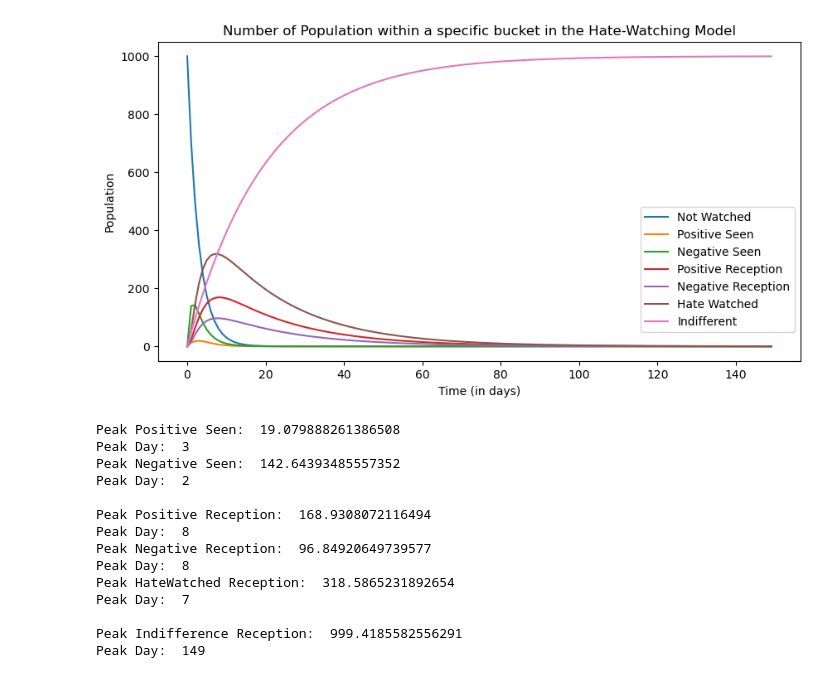
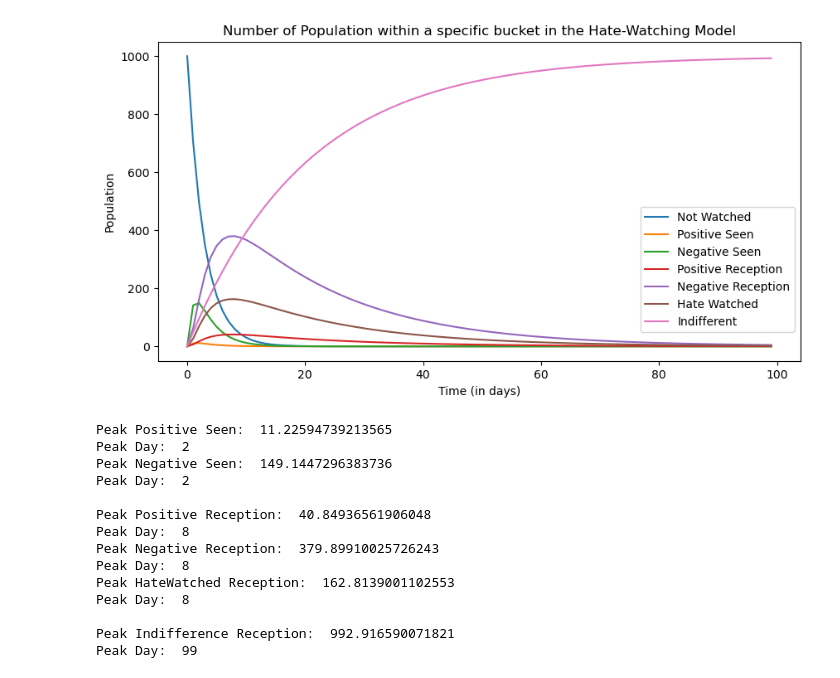
Before and after one commit to Paolo1151/HateWatchingSimulation, a Jupyter notebook: simulation.ipynb, the cells around one changed output. Saved outputs shown, nothing was run; the diff lists cells and outputs as text; code cells hidden in the pictures.

Commit message:
Added Quality based on Initial Score

```diff
--- a/simulation.ipynb
+++ b/simulation.ipynb
@@ -4,7 +4,7 @@ import matplotlib.pyplot as plt
 import numpy as np
 from scipy.integrate import solve_ivp
 
-t_end = 150
+t_end = 100
 t = np.arange(0, t_end, 1)
 
 # Parameters
@@ -20,6 +20,8 @@ NR0 = 0         # Amount of People who have seen mostly negative reviews about t
 PN0 = (parameters["Initial Score"]/parameters["Score Max"]) * parameters["Initial Number Reviews"]       # Amount of Initial Positive Reviews
 NN0 = parameters["Initial Number Reviews"] - PN0                                     # Amount of Initial Negative Reviews
 
+prob_liking = (parameters["Initial Score"]/parameters["Score Max"])
+
 PP0 = 0         # Amount of People who have seriously positive reception
 NP0 = 0         # Amount of People who have seriously negative reception
 HW0 = 0         # Amount of People who have hate-watched
@@ -34,17 +36,9 @@ def model(t, y):
     dPRdt = (PN/(PN+NN))*parameters['Prob Seeing Review']*NW - PR - parameters['Prob Indifference']*PR
     dNRdt = (NN/(PN+NN))*parameters['Prob Seeing Review']*NW - NR - parameters['Prob Indifference']*NR
 
-    dPPdt = parameters['Prob Staying Same Reception']*PR + \
-            (1-parameters['Prob Staying Same Reception'])*NR - \
-            parameters['Prob Indifference']*PP
-
-    dNPdt = (1-parameters['Prob Staying Same Reception'])*PR + \
-            (parameters['Prob Staying Same Reception'])*NR - \
-            (parameters['Prob Staying Same Reception']*parameters['Prob Hate Watching'])*NR - \
-            parameters['Prob Indifference']*NP
-
-    dHWdt = (parameters['Prob Staying Same Reception']*parameters['Prob Hate Watching'])*NR - \
-            parameters['Prob Indifference']*HW
+    dPPdt = prob_liking*(PR+NR) - parameters['Prob Indifference']*PP
+    dNPdt = (1-prob_liking)*(1-parameters['Prob Hate Watching'])*(PR+NR) - parameters['Prob Indifference']*NP
+    dHWdt = (1-prob_liking)*(parameters['Prob Hate Watching'])*(PR+NR) - parameters['Prob Indifference']*HW
 
     dIdt = parameters['Prob Indifference']*(NW+PR+NR+PP+NP+HW)
 
@@ -73,45 +67,45 @@ plt.plot(t, sol.y[6], label="Indifferent")
 # plt.plot(t, sol.y[7] + sol.y[8], label="Number Reviews")
 
 plt.xlabel("Time (in days)")
 plt.ylabel("Population")
 plt.title("Number of Population within a specific bucket in the Hate-Watching Model")
 plt.legend(bbox_to_anchor=(1, 0.5))
 plt.show()
 
 print("Peak Positive Seen: ", sol.y[1].max())
 print("Peak Day: ", t[sol.y[1].argmax()])
 
 print("Peak Negative Seen: ", sol.y[2].max())
 print("Peak Day: ", t[sol.y[2].argmax()])
 
 print()
 
 print("Peak Positive Reception: ", sol.y[3].max())
 print("Peak Day: ", t[sol.y[3].argmax()])
 
 print("Peak Negative Reception: ", sol.y[4].max())
 print("Peak Day: ", t[sol.y[4].argmax()])
 
 print("Peak HateWatched Reception: ", sol.y[5].max())
 print("Peak Day: ", t[sol.y[5].argmax()])
 
 print()
 
 print("Peak Indifference Reception: ", sol.y[6].max())
 print("Peak Day: ", t[sol.y[6].argmax()])
 # %% [output]
-[figure, old version]
+[figure, new version]
-Peak Positive Seen:  19.079888261386508
-Peak Day:  3
-Peak Negative Seen:  142.64393485557352
+Peak Positive Seen:  11.22594739213565
+Peak Day:  2
+Peak Negative Seen:  149.1447296383736
 Peak Day:  2
 
-Peak Positive Reception:  168.9308072116494
+Peak Positive Reception:  40.84936561906048
 Peak Day:  8
-Peak Negative Reception:  96.84920649739577
+Peak Negative Reception:  379.89910025726243
 Peak Day:  8
-Peak HateWatched Reception:  318.5865231892654
-Peak Day:  7
+Peak HateWatched Reception:  162.8139001102553
+Peak Day:  8
 
-Peak Indifference Reception:  999.4185582556291
-Peak Day:  149
+Peak Indifference Reception:  992.916590071821
+Peak Day:  99
```
Also changed, not shown: 1 other file.
